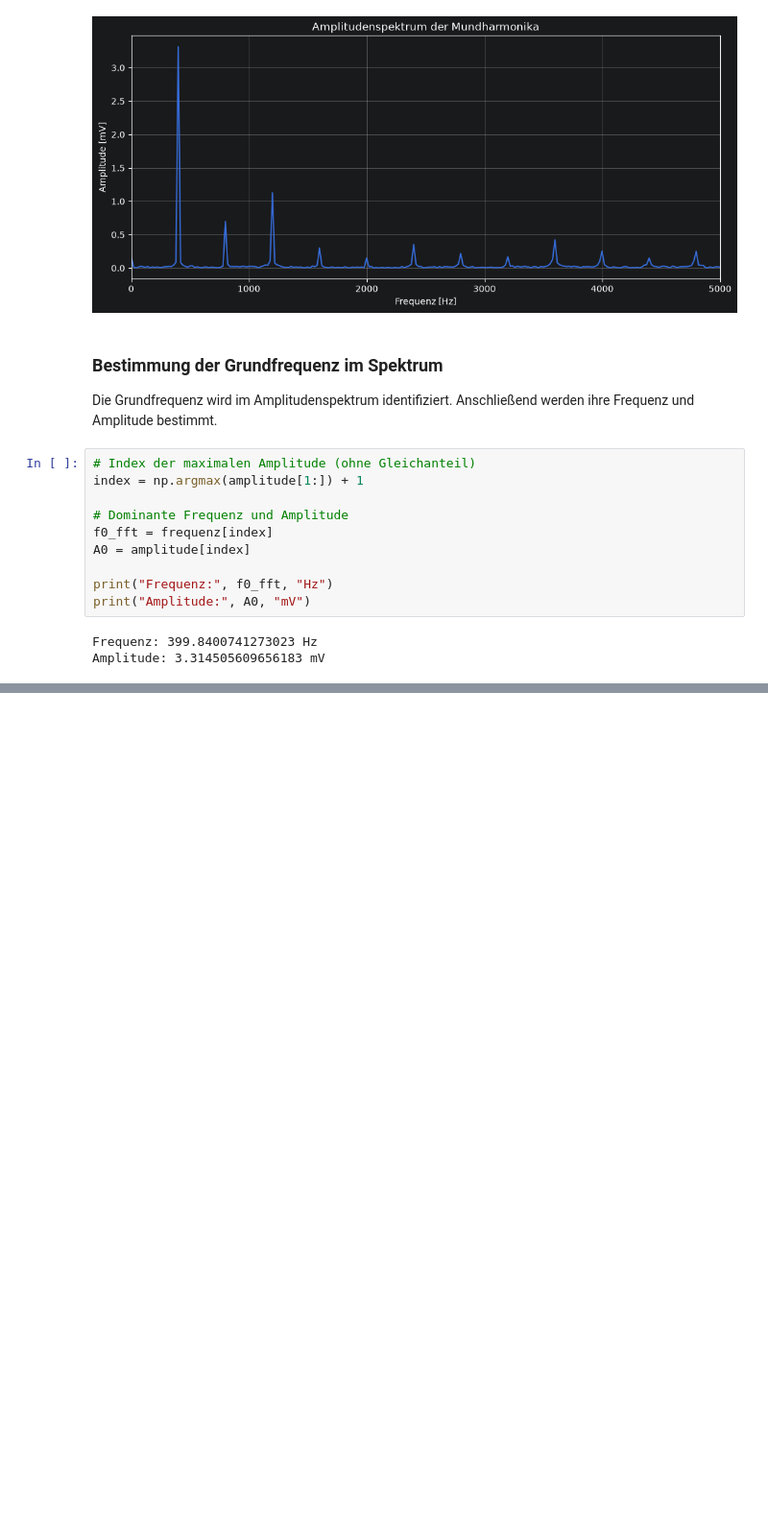
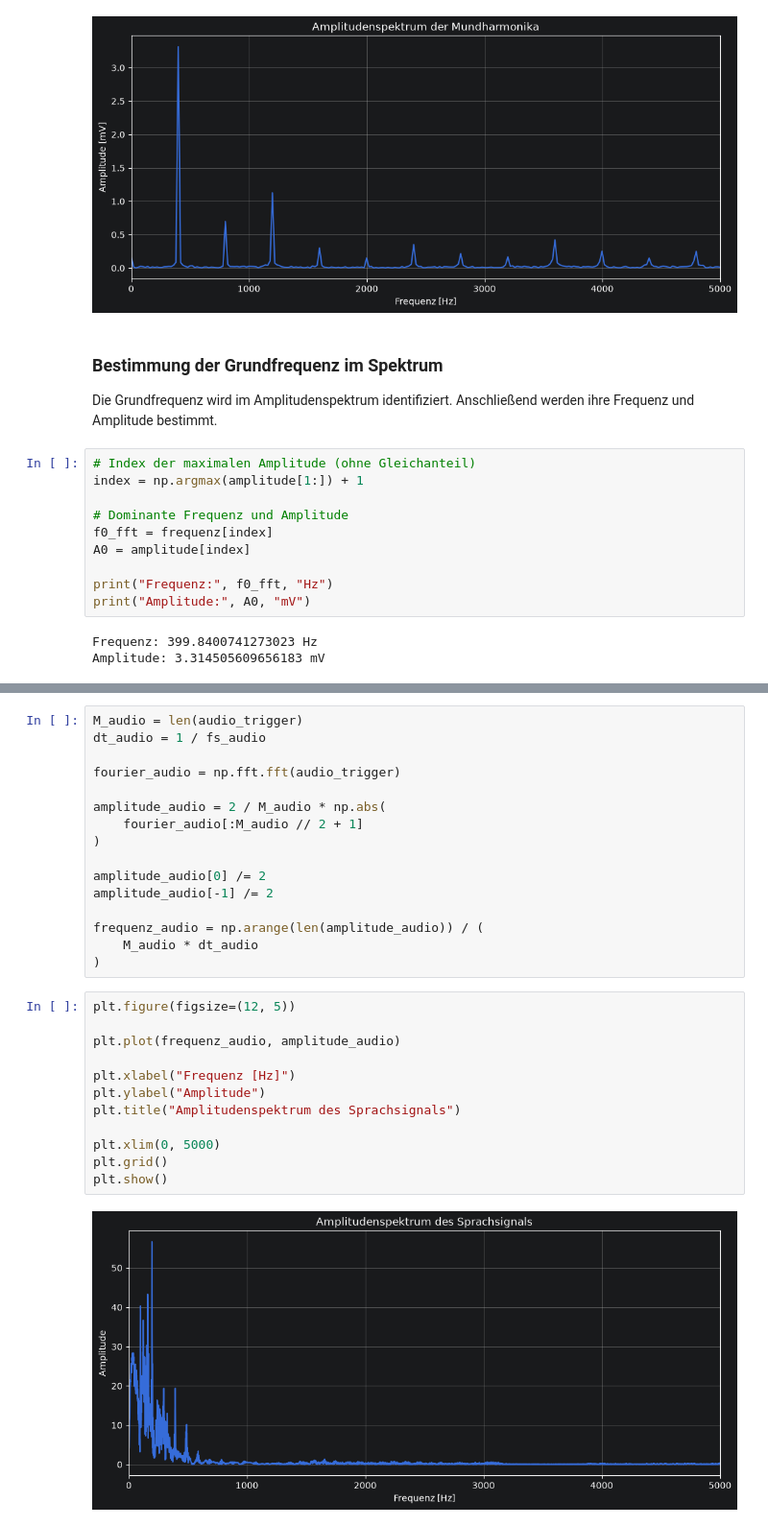
Before and after one commit to svecm475-bit/TGDKI-Lab3, a Jupyter notebook: versuch3.ipynb, the cells around one changed output, grey strips where cells are left out. Shown at 96% size. Cells and saved outputs as stored; diff of their text form; blank space fills up the shorter version.

```diff
--- a/versuch3.ipynb
+++ b/versuch3.ipynb
@@ -129,0 +194,30 @@ Amplitude: 3.314505609656183 mV
+# %%
+M_audio = len(audio_trigger)
+dt_audio = 1 / fs_audio
+
+fourier_audio = np.fft.fft(audio_trigger)
+
+amplitude_audio = 2 / M_audio * np.abs(
+    fourier_audio[:M_audio // 2 + 1]
+)
+
+amplitude_audio[0] /= 2
+amplitude_audio[-1] /= 2
+
+frequenz_audio = np.arange(len(amplitude_audio)) / (
+    M_audio * dt_audio
+)
+# %%
+plt.figure(figsize=(12, 5))
+
+plt.plot(frequenz_audio, amplitude_audio)
+
+plt.xlabel("Frequenz [Hz]")
+plt.ylabel("Amplitude")
+plt.title("Amplitudenspektrum des Sprachsignals")
+
+plt.xlim(0, 5000)
+plt.grid()
+plt.show()
+# %% [output]
+[figure, added]
```
Also changed, not shown: parts of 12 cells of this notebook.
